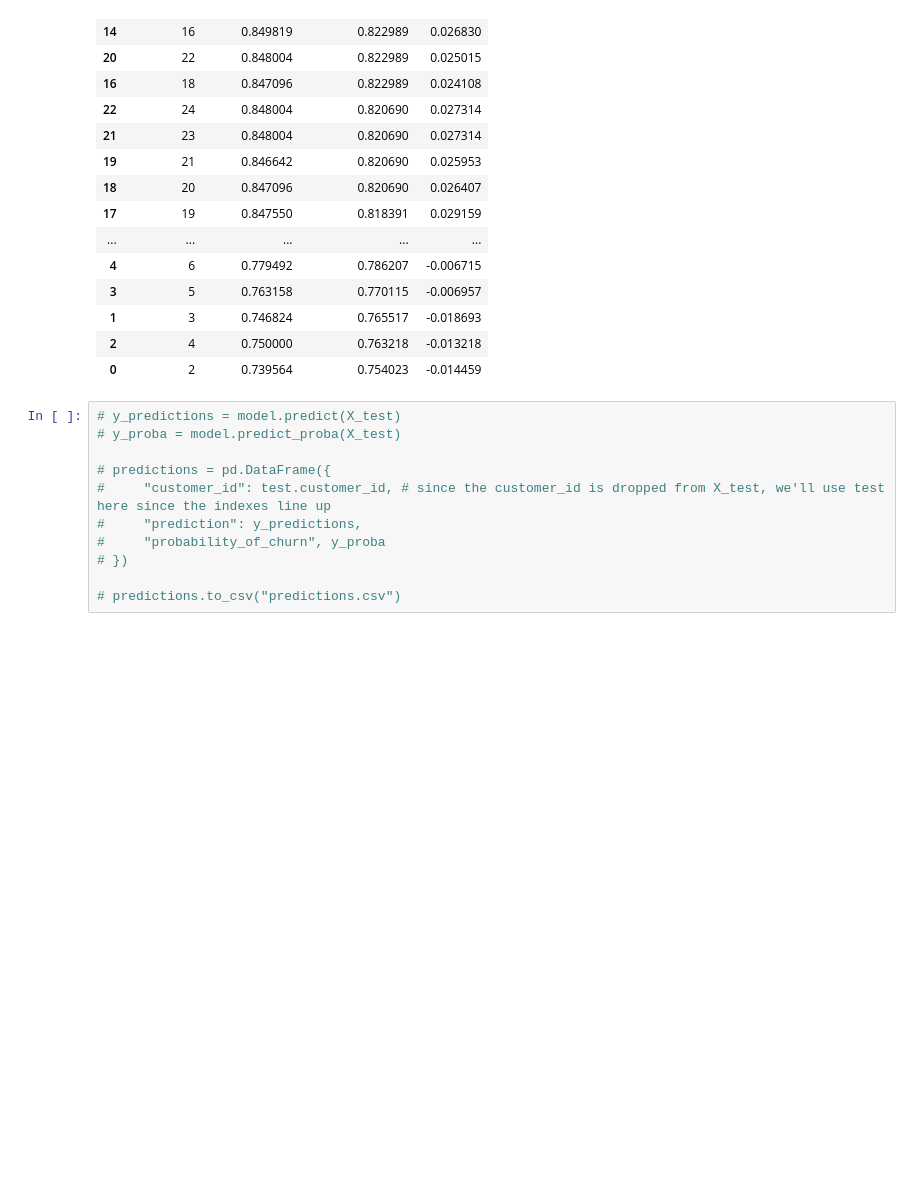
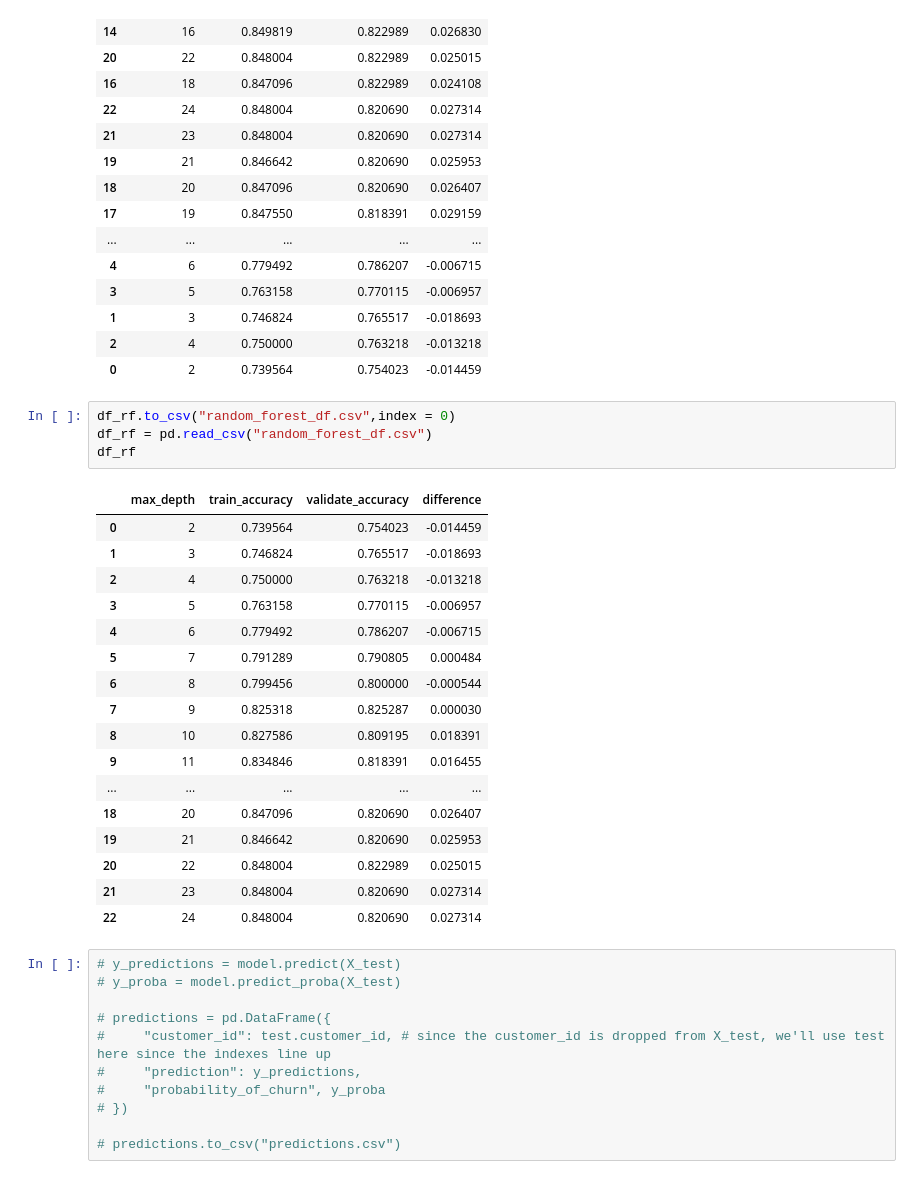
Before and after one commit to lincolnmuriithi11/Project---Classification, a Jupyter notebook: Telco_main_code.ipynb, the cells around one changed output. Saved outputs shown, nothing was run; the diff lists cells and outputs as text; blank space fills up the shorter version.

```diff
--- a/Telco_main_code.ipynb
+++ b/Telco_main_code.ipynb
@@ -796,6 +795,28 @@ df_rf.sort_values(by= "validate_accuracy",ascending=False)
 | 1 | 3 | 0.746824 | 0.765517 | -0.018693 |
 | 2 | 4 | 0.750000 | 0.763218 | -0.013218 |
 | 0 | 2 | 0.739564 | 0.754023 | -0.014459 |
+# %%
+df_rf.to_csv("random_forest_df.csv",index = 0)
+df_rf = pd.read_csv("random_forest_df.csv")
+df_rf
+# %% [output]
+|  | max_depth | train_accuracy | validate_accuracy | difference |
+| 0 | 2 | 0.739564 | 0.754023 | -0.014459 |
+| 1 | 3 | 0.746824 | 0.765517 | -0.018693 |
+| 2 | 4 | 0.750000 | 0.763218 | -0.013218 |
+| 3 | 5 | 0.763158 | 0.770115 | -0.006957 |
+| 4 | 6 | 0.779492 | 0.786207 | -0.006715 |
+| 5 | 7 | 0.791289 | 0.790805 | 0.000484 |
+| 6 | 8 | 0.799456 | 0.800000 | -0.000544 |
+| 7 | 9 | 0.825318 | 0.825287 | 0.000030 |
+| 8 | 10 | 0.827586 | 0.809195 | 0.018391 |
+| 9 | 11 | 0.834846 | 0.818391 | 0.016455 |
+| ... | ... | ... | ... | ... |
+| 18 | 20 | 0.847096 | 0.820690 | 0.026407 |
+| 19 | 21 | 0.846642 | 0.820690 | 0.025953 |
+| 20 | 22 | 0.848004 | 0.822989 | 0.025015 |
+| 21 | 23 | 0.848004 | 0.820690 | 0.027314 |
+| 22 | 24 | 0.848004 | 0.820690 | 0.027314 |
 # %%
 # y_predictions = model.predict(X_test)
 # y_proba = model.predict_proba(X_test)
```
Also changed, not shown: parts of 11 cells of this notebook.
